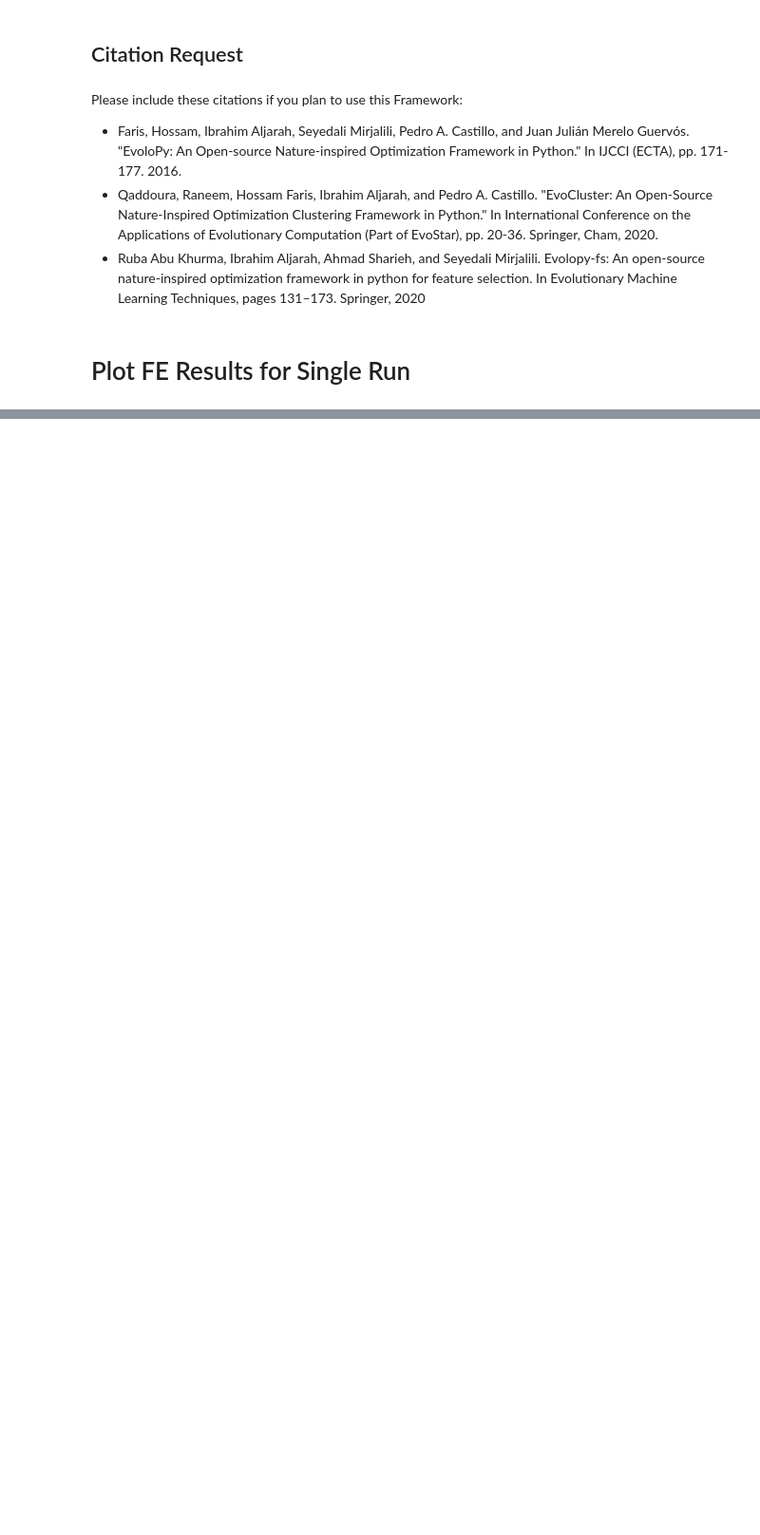
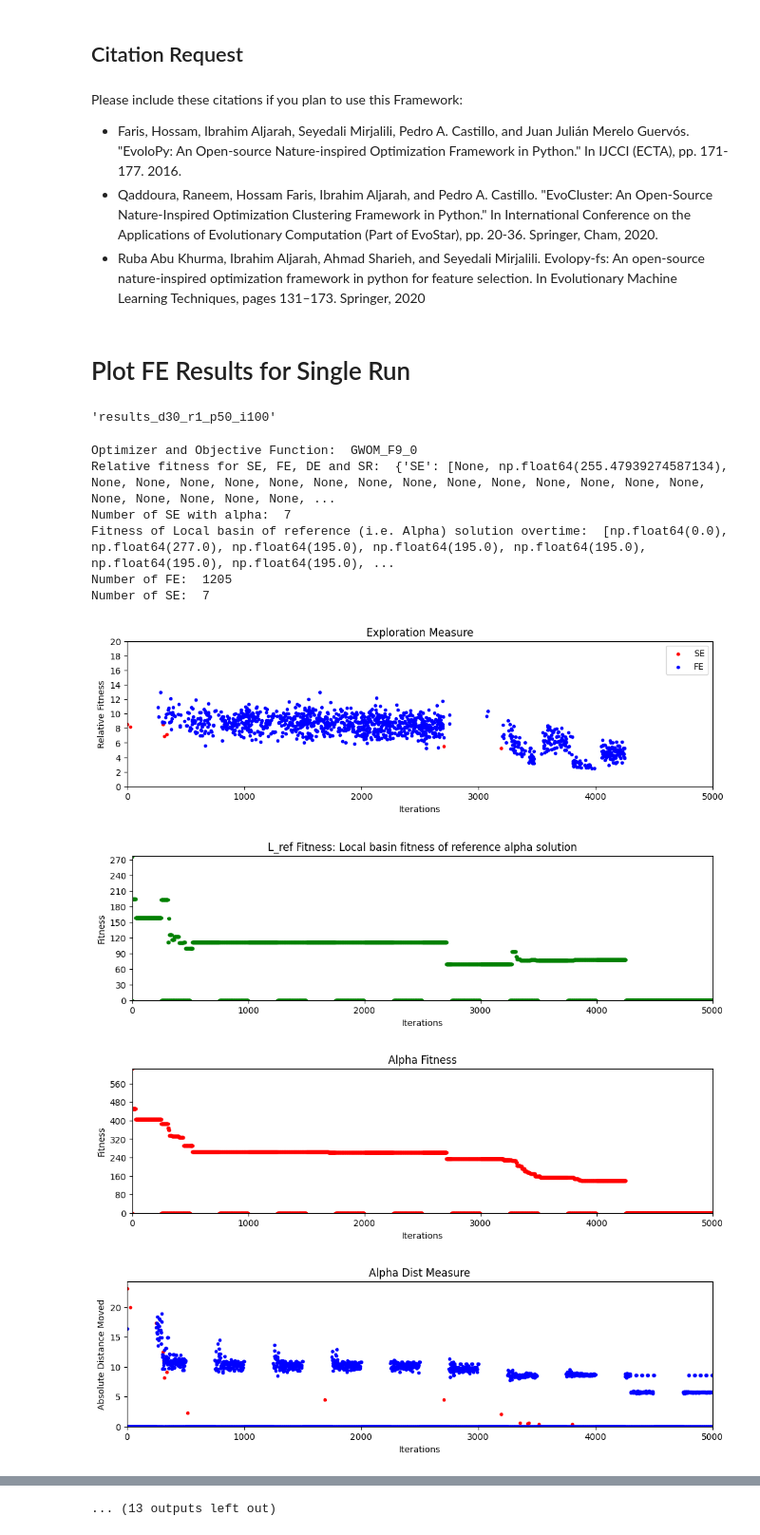
Before and after one commit to Shen16/GWO_Rastrigin, a Jupyter notebook: Rastrigin.ipynb, the cells around one changed output, grey strips where cells are left out. Shown at 95% size. Saved outputs shown, nothing was run; the diff lists cells and outputs as text; code cells hidden in the pictures; blank space fills up the shorter version.

Commit message:
saved single run plots for GWOM

```diff
--- a/Rastrigin.ipynb
+++ b/Rastrigin.ipynb
@@ -30,7 +30,7 @@ objectivefunc=["F9", "F24"]# Rastrigin and shifted rastrigin
 # %%
 # Select number of repetitions for each experiment.
 # To obtain meaningful statistical results, usually 30 independent runs are executed for each algorithm.
-NumOfRuns=10 # Single (1) or 10 repeats of same exp
+NumOfRuns=1 # Single (1) or 10 repeats of same exp
 dimension= 3
 # %%
 # Select general parameters for all optimizers (population size, number of iterations) ....
@@ -210,11 +210,15 @@ Please include these citations if you plan to use this Framework:
 *   Ruba Abu Khurma, Ibrahim Aljarah, Ahmad Sharieh, and Seyedali Mirjalili. Evolopy-fs: An open-source nature-inspired optimization framework in python for feature selection. In Evolutionary Machine Learning Techniques, pages 131–173. Springer, 2020
 # %% [markdown]
 # Plot FE Results for Single Run
+# %%
+out_dir
+# %% [output]
+'results_d30_r1_p50_i100'
 # %%
 # ---------- Load final_output from the saved results for plotting
 
 # Specify directory
-dimension= 3 # 10, 30
+dimension= 30 # 3, 10, 30
 NumOfRuns=1
 params = {'PopulationSize' : 50, 'Iterations' : 100}
 out_dir= f"results_d{dimension}_r{NumOfRuns}_p{params['PopulationSize']}_i{params['Iterations']}"
@@ -232,30 +236,41 @@ for k, v in final_output_loaded.items():
     print("Optimizer and Objective Function: ",k)
 
     #Unpack all values
     (exp_dict, alpha_SE)= v
     print("Relative fitness for SE, FE, DE and SR: ", exp_dict)
 
     (alpha_SE_count, (alpha_dist_better, alpha_dist_worse), SE_alpha_dist, alpha_fitness, L_ref_fitness) = alpha_SE
     print("Number of SE with alpha: ", alpha_SE_count)
     #print("Dist moved by alpha to better fitness: ", len(alpha_dist_better), alpha_dist_better)
     #print("Dist moved by alpha to worse fitness: ", len(alpha_dist_worse), alpha_dist_worse)
     #print("Dist moved by alpha only for SE: ", len(SE_alpha_dist), SE_alpha_dist)
     #print("Fitness of alpha overtime: ", len(alpha_fitness),  alpha_fitness)
     print("Fitness of Local basin of reference (i.e. Alpha) solution overtime: ", L_ref_fitness)
 
     #print("exp_dict SE: ", len(exp_dict["SE"]), exp_dict["SE"])
     #print("exp_dict DE: ", len(exp_dict["DE"]), exp_dict["DE"])
     #print("exp_dict FE: ", len(exp_dict["FE"]), exp_dict["FE"])
     #print("exp_dict SR: ", len(exp_dict["SR"]), exp_dict["SR"])
 
     # Check num of non nan FE and SE
     print("Number of FE: ", sum(1 for i in exp_dict["FE"] if i!=None))
     print("Number of SE: ", sum(1 for i in exp_dict["SE"] if i!=None))
 
     plot_Exploration(exp_dict, params["Iterations"]*params["PopulationSize"], dimension)
     plot_L_ref_fitness(alpha_SE)
     plot_alpha_fitness(alpha_SE)
     plot_all_alpha_dist(alpha_SE)
     plot_SE_alpha_dist(alpha_SE)
     print("Final fitness of alpha",  alpha_fitness[(params["Iterations"]* params["PopulationSize"])-1]) # final fitness of alpha
     print("\n")
+# %% [output]
+Optimizer and Objective Function:  GWOM_F9_0
+Relative fitness for SE, FE, DE and SR:  {'SE': [None, np.float64(255.47939274587134), None, None, None, None, None, None, None, None, None, None, None, None, None, None, None, None, None, None, None, ...
+Number of SE with alpha:  7
+Fitness of Local basin of reference (i.e. Alpha) solution overtime:  [np.float64(0.0), np.float64(277.0), np.float64(195.0), np.float64(195.0), np.float64(195.0), np.float64(195.0), np.float64(195.0), ...
+Number of FE:  1205
+Number of SE:  7
+[figure, added]
+[figure, added]
+[figure, added]
+[figure, added]
@@ -261,0 +292 @@ for k, v in final_output_loaded.items():
+... (13 outputs left out)
```
Also changed, not shown: parts of 4 cells of this notebook, 21 other files.
